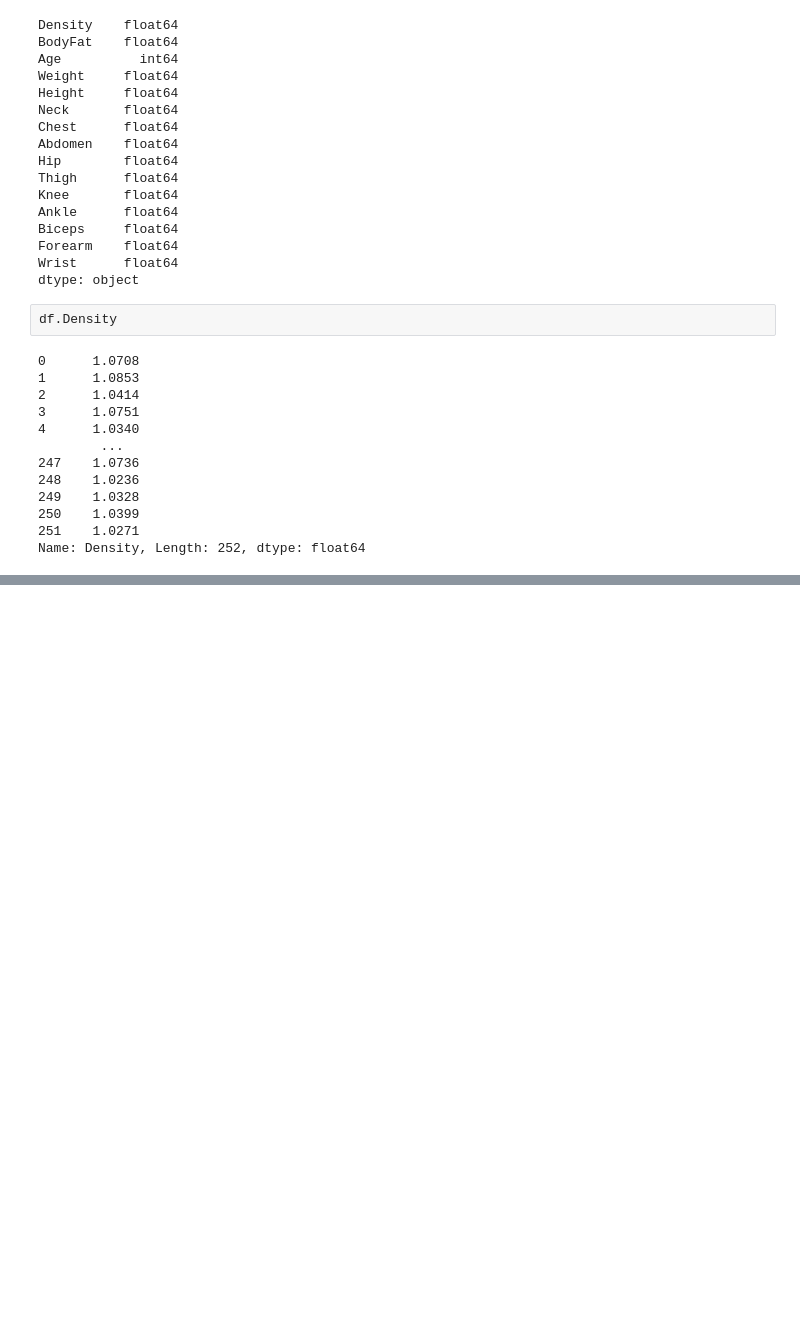
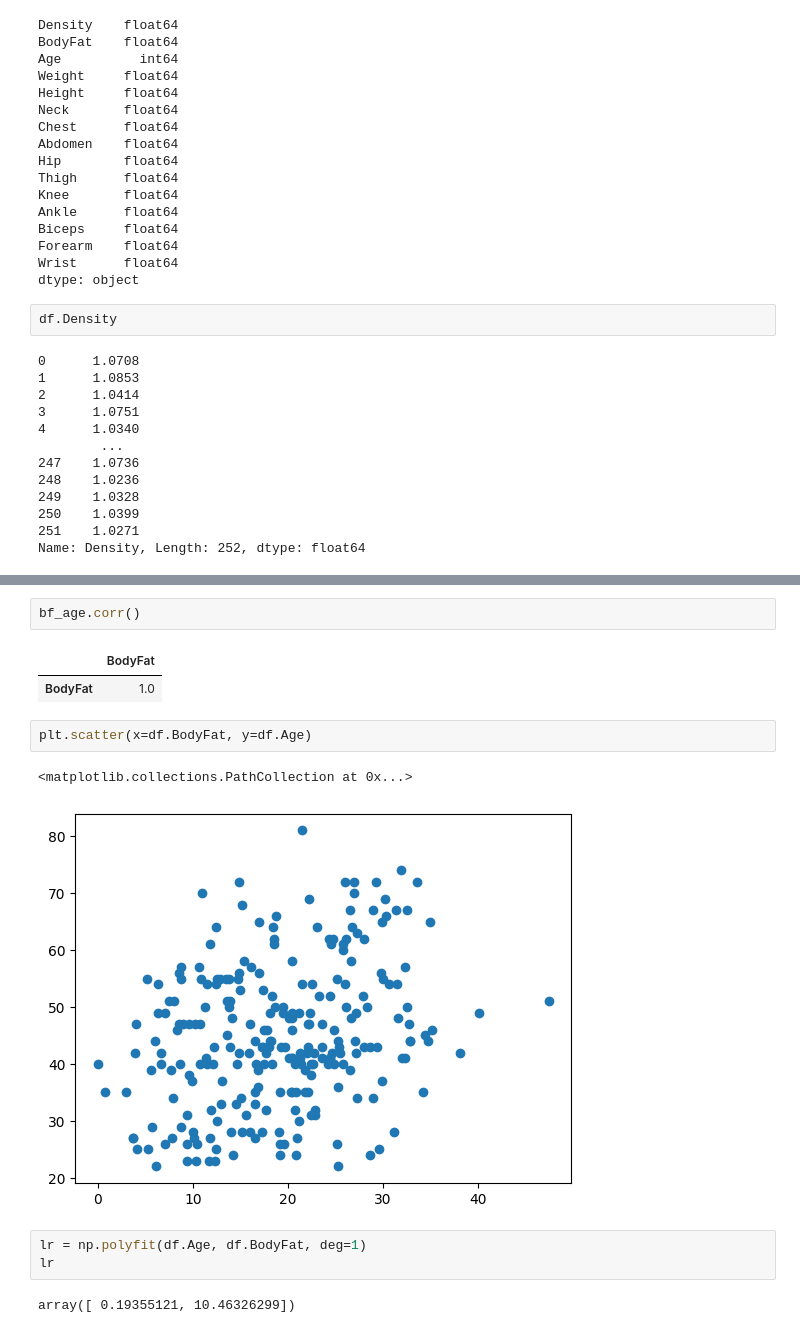
Before and after one commit to shayda-banihashemi/Fitness_BodyFat, a Jupyter notebook: Fitness_BodyFat.ipynb, the cells around one changed output, grey strips where cells are left out. Drawn from its saved outputs; the diff is of its cells as text; blank space fills up the shorter version.

```diff
--- a/Fitness_BodyFat.ipynb
+++ b/Fitness_BodyFat.ipynb
@@ -125,0 +225,15 @@ Name: Density, Length: 252, dtype: float64
+# %%
+bf_age.corr()
+# %% [output]
+|  | BodyFat |
+| BodyFat | 1.0 |
+# %%
+plt.scatter(x=df.BodyFat, y=df.Age)
+# %% [output]
+<matplotlib.collections.PathCollection at 0x...>
+[figure, added]
+# %%
+lr = np.polyfit(df.Age, df.BodyFat, deg=1)
+lr
+# %% [output]
+array([ 0.19355121, 10.46326299])
```
Also changed, not shown: parts of 34 cells of this notebook, 1 other file.
